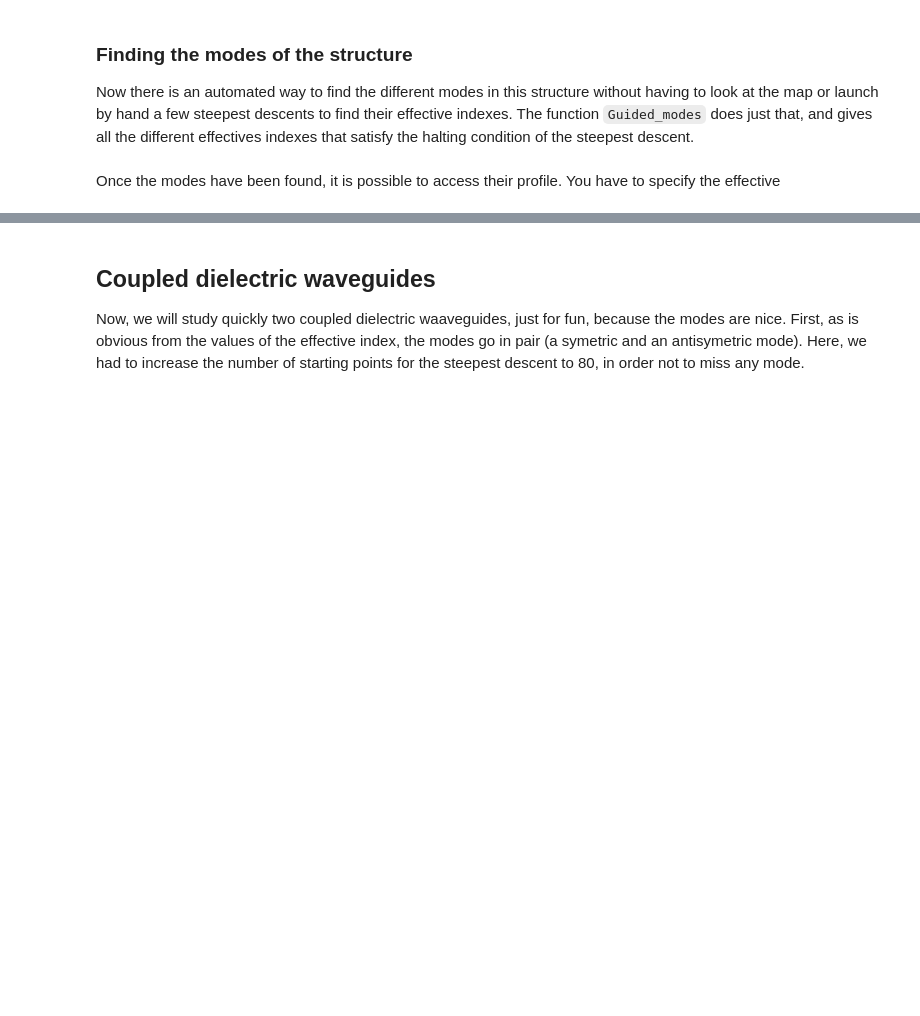
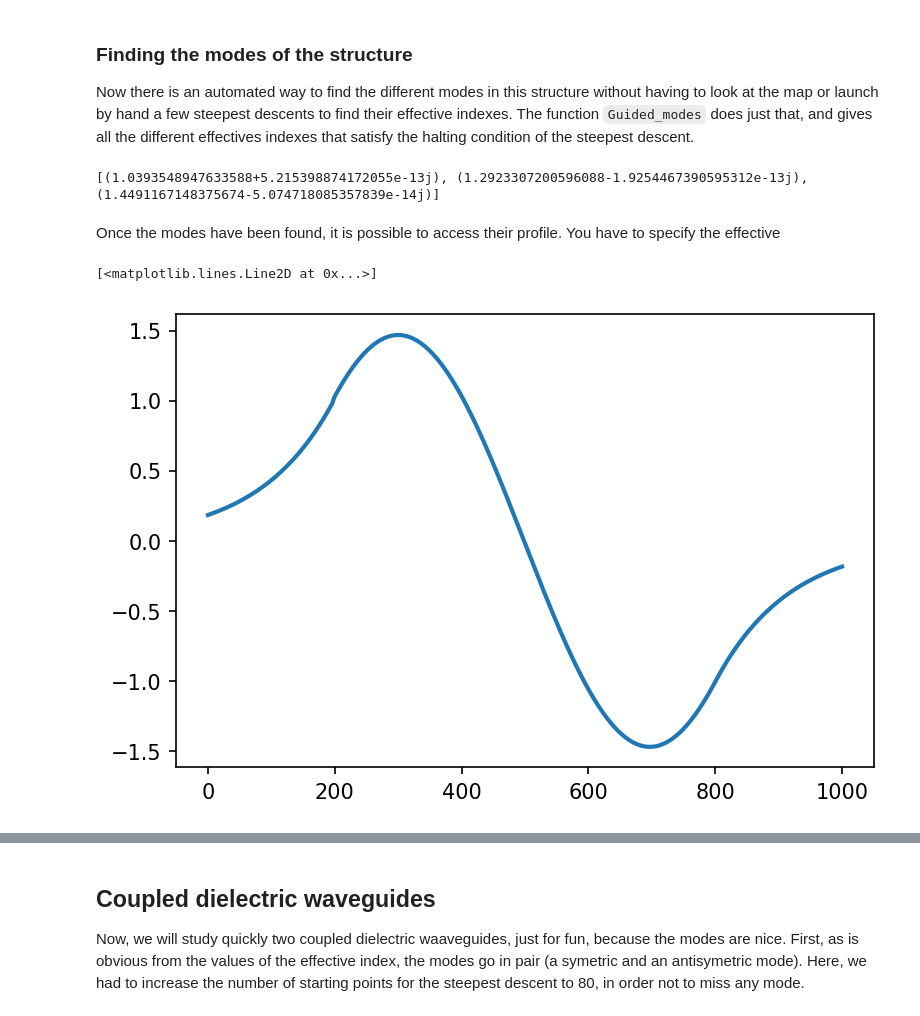
Before and after one commit to AnMoreau/PyMoosh, a Jupyter notebook: notebooks/Finding_representing_guided_modes.ipynb, the cells around one changed output, grey strips where cells are left out. Saved outputs shown, nothing was run; the diff lists cells and outputs as text; code cells hidden in the pictures; blank space fills up the shorter version.

Commit message:
Notebooks 1. and guided modes en route to 3.0

```diff
--- a/notebooks/Finding_representing_guided_modes.ipynb
+++ b/notebooks/Finding_representing_guided_modes.ipynb
@@ -60,14 +62,19 @@ NameError: name 'complex_map' is not defined
 
 Now there is an automated way to find the different modes in this structure without having to look at the map or launch by hand a few steepest descents to find their effective indexes. The function `Guided_modes` does just that, and gives all the different effectives indexes that satisfy the halting condition of the steepest descent.
 # %%
-modes = Guided_modes(structure,wavelength,0,1.01,1.6)
+modes = guided_modes(structure,wavelength,0,1.01,1.6)
 print(modes)
+# %% [output]
+[(1.0393548947633588+5.215398874172055e-13j), (1.2923307200596088-1.9254467390595312e-13j), (1.4491167148375674-5.074718085357839e-14j)]
 # %% [markdown]
 Once the modes have been found, it is possible to access their profile. You have to specify the effective
 # %%
     # Let first modify the thickness of the superstrat which is shown
     structure.thickness[0]=200
-    x,prof = Profile(structure,modes[1],wavelength,0)
+    x,prof = profile(structure,modes[1],wavelength,0)
     plt.plot(x,np.real(prof),linewidth = 2)
+# %% [output]
+[<matplotlib.lines.Line2D at 0x...>]
+[figure, added]
 # %%
 for k in range(len(modes)):
```
Also changed, not shown: parts of 10 cells of this notebook, 1 other file.
